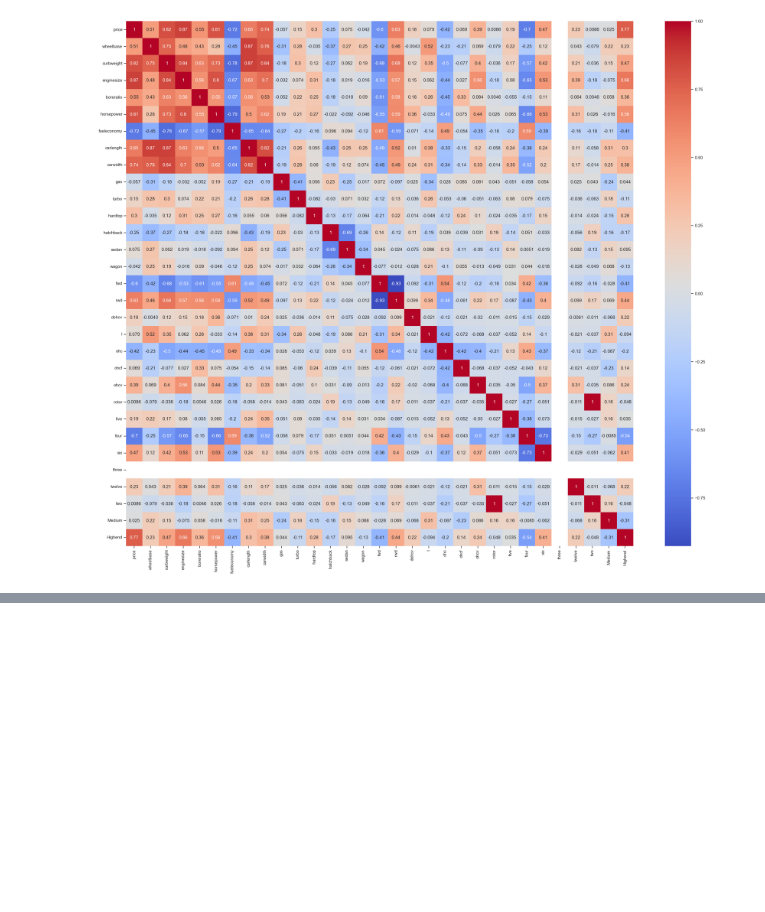
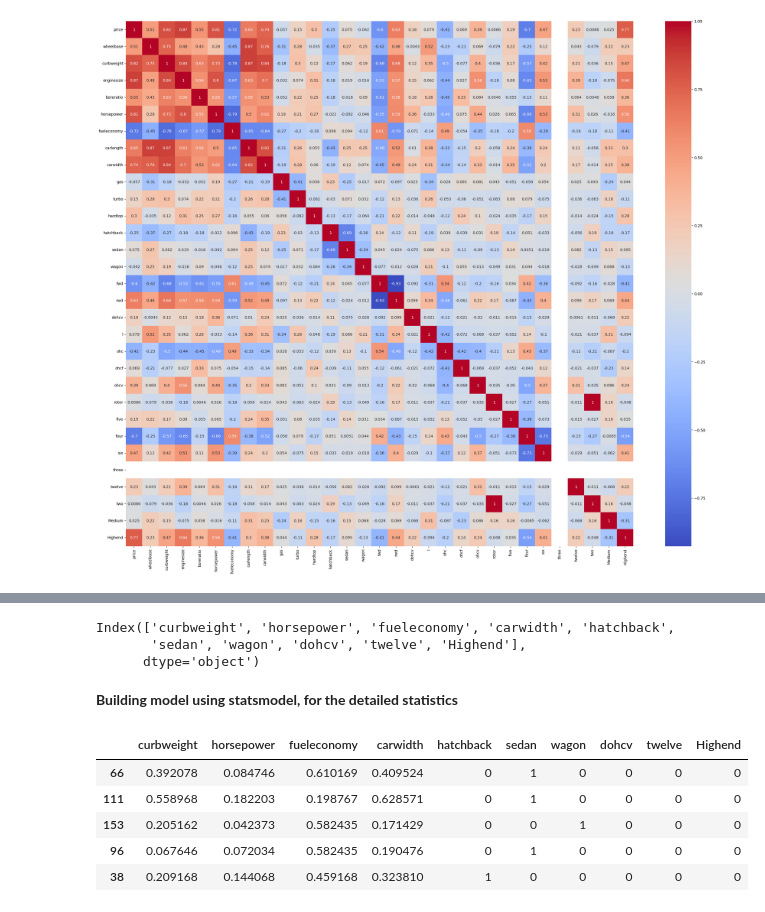
Before and after one commit to furkandrms/data-science-for-everyone, a Jupyter notebook: Car Prediction/CarPrice_Prediction.ipynb, the cells around one changed output, grey strips where cells are left out. Saved outputs shown, nothing was run; the diff lists cells and outputs as text; code cells hidden in the pictures; blank space fills up the shorter version.

Commit message:
I am adding Linear Regression Model

```diff
--- a/Car Prediction/CarPrice_Prediction.ipynb
+++ b/Car Prediction/CarPrice_Prediction.ipynb
@@ -12,7 +12,7 @@ from plotly.subplots import make_subplots
 import plotly.graph_objs as go
 import plotly.offline as pyo
 # %%
-data = pd.read_csv("/Users/furkandurmus/Desktop/Kaggle Projects/Car Prediction/CarPrice_Assignment.csv")
+data = pd.read_csv("/Users/furkandurmus/Desktop/Kaggle Projects/Data Science Projects/Car Prediction/CarPrice_Assignment.csv")
 data_copy = data.copy()
 data.head()
 # %% [output]
@@ -306,0 +303,7 @@ data.info
+# %%
+lr = LinearRegression()
+lr.fit(x_train,y_train)
+rfe = RFE(lr, n_features_to_select=10)
+rfe = rfe.fit(x_train, y_train)
+
+list(zip(x_train.columns, rfe.support_, rfe.ranking_))
@@ -306,0 +328,18 @@ data.info
+# %%
+x_train.columns[rfe.support_]
+# %% [output]
+Index(['curbweight', 'horsepower', 'fueleconomy', 'carwidth', 'hatchback',
+       'sedan', 'wagon', 'dohcv', 'twelve', 'Highend'],
+      dtype='object')
+# %% [markdown]
+**Building model using statsmodel, for the detailed statistics**
+# %%
+x_train_rfe = x_train[x_train.columns[rfe.support_]]
+x_train_rfe.head()
+# %% [output]
+|  | curbweight | horsepower | fueleconomy | carwidth | hatchback | sedan | wagon | dohcv | twelve | Highend |
+| 66 | 0.392078 | 0.084746 | 0.610169 | 0.409524 | 0 | 1 | 0 | 0 | 0 | 0 |
+| 111 | 0.558968 | 0.182203 | 0.198767 | 0.628571 | 0 | 1 | 0 | 0 | 0 | 0 |
+| 153 | 0.205162 | 0.042373 | 0.582435 | 0.171429 | 0 | 0 | 1 | 0 | 0 | 0 |
+| 96 | 0.067646 | 0.072034 | 0.582435 | 0.190476 | 0 | 1 | 0 | 0 | 0 | 0 |
+| 38 | 0.209168 | 0.144068 | 0.459168 | 0.323810 | 1 | 0 | 0 | 0 | 0 | 0 |
```
Also changed, not shown: parts of 4 cells of this notebook.
